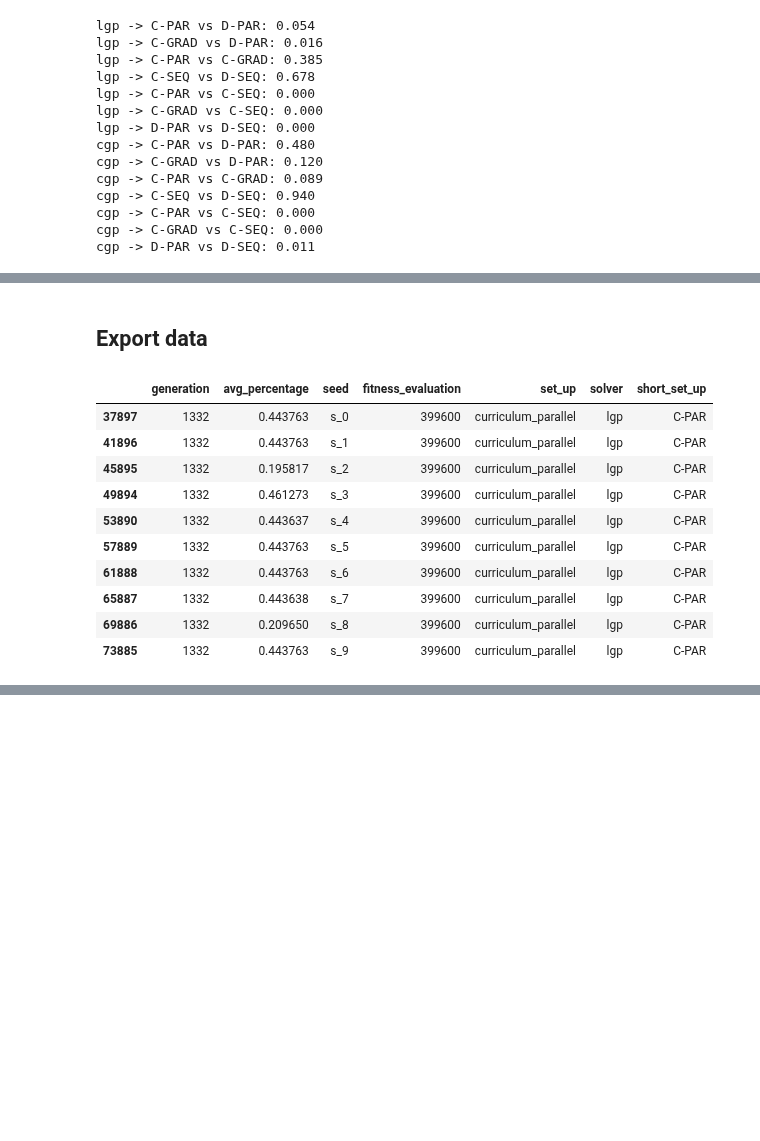
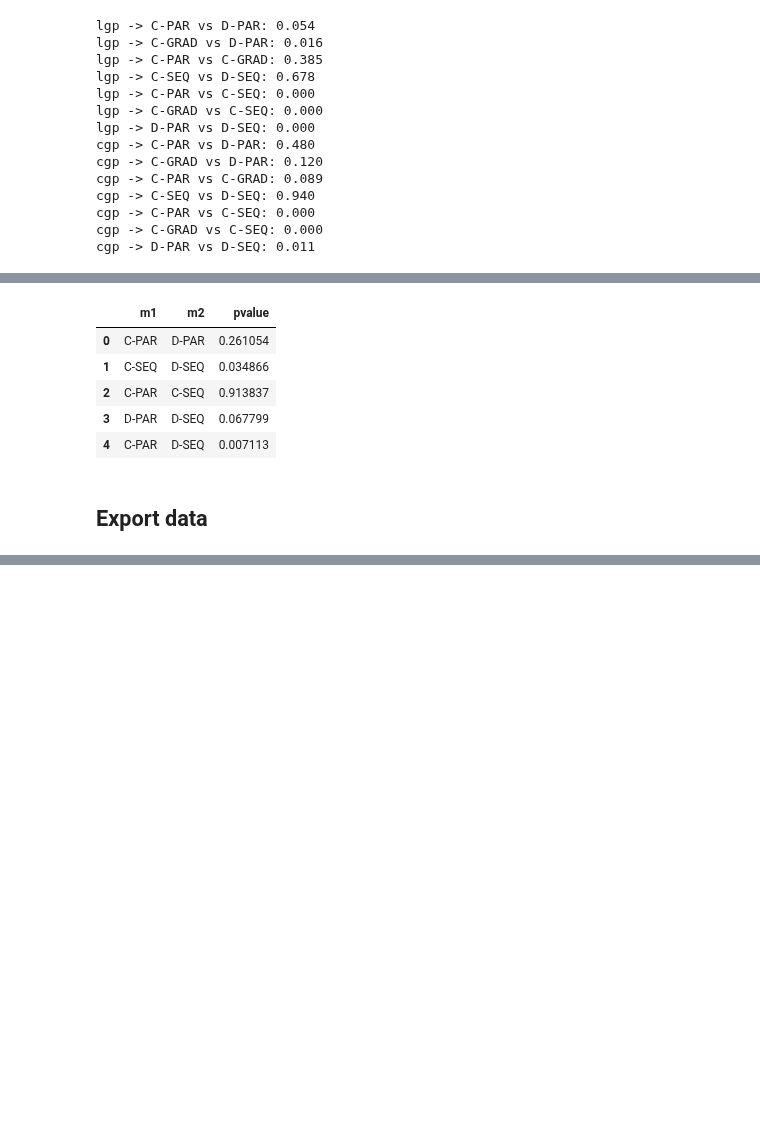
Before and after one commit to giorgia-nadizar/MarioGP-T, a Jupyter notebook: results/analysis.ipynb, the cells around one changed output, grey strips where cells are left out. Saved outputs shown, nothing was run; the diff lists cells and outputs as text; code cells hidden in the pictures; blank space fills up the shorter version.

```diff
--- a/results/analysis.ipynb
+++ b/results/analysis.ipynb
@@ -197,25 +204,32 @@ test_validation = validation_df[validation_df["scenario"] == "test"]
 # %%
-# full_comparisons = [("C-PAR", "D-PAR"), ("C-SEQ", "D-SEQ"), ("C-PAR", "C-SEQ"), ("D-PAR", "D-SEQ"), ("C-PAR", "D-SEQ"),
-#                     ("D-PAR", "C-SEQ")]
+full_comparisons = [("C-PAR", "D-PAR"), ("C-SEQ", "D-SEQ"), ("C-PAR", "C-SEQ"), ("D-PAR", "D-SEQ"), ("C-PAR", "D-SEQ"),
+                    ("D-PAR", "C-SEQ")]
 # %%
-# original_pvalues = []
-# original_validation = validation_df[validation_df["scenario"] == "original"]
-# for difficulty in original_validation["difficulty"].unique():
-#     for m1, m2 in full_comparisons:
-#         m1_data = original_validation[
-#             (original_validation["difficulty"] == difficulty) & (original_validation["short_set_up"] == m1)][
-#             "final_percentage"].to_list()
-#         m2_data = original_validation[
-#             (original_validation["difficulty"] == difficulty) & (original_validation["short_set_up"] == m2)][
-#             "final_percentage"].to_list()
-#         _, pvalue = ranksums(m1_data, m2_data)
-#         original_pvalues.append({
-#             "m1": m1,
-#             "m2": m2,
-#             "pvalue": pvalue
-#         })
-# original_pvalues_df = pd.DataFrame(original_pvalues)
-# original_pvalues_df.head()
+original_pvalues = []
+original_validation = validation_df[validation_df["scenario"] == "original"]
+for difficulty in original_validation["difficulty"].unique():
+    for m1, m2 in full_comparisons:
+        m1_data = original_validation[
+            (original_validation["difficulty"] == difficulty) & (original_validation["short_set_up"] == m1)][
+            "final_percentage"].to_list()
+        m2_data = original_validation[
+            (original_validation["difficulty"] == difficulty) & (original_validation["short_set_up"] == m2)][
+            "final_percentage"].to_list()
+        _, pvalue = ranksums(m1_data, m2_data)
+        original_pvalues.append({
+            "m1": m1,
+            "m2": m2,
+            "pvalue": pvalue
+        })
+original_pvalues_df = pd.DataFrame(original_pvalues)
+original_pvalues_df.head()
+# %% [output]
+|  | m1 | m2 | pvalue |
+| 0 | C-PAR | D-PAR | 0.261054 |
+| 1 | C-SEQ | D-SEQ | 0.034866 |
+| 2 | C-PAR | C-SEQ | 0.913837 |
+| 3 | D-PAR | D-SEQ | 0.067799 |
+| 4 | C-PAR | D-SEQ | 0.007113 |
 # %% [markdown]
 ## Export data
 # %%
@@ -348,17 +362,3 @@ line_plot(progression_df, x="fitness_evaluation", y="avg_percentage", groups=["s
 # %%
 box_plot(end_of_evo, file_prefix="../pgfplots/mario_end_of_evo", y="avg_percentage", x="short_set_up",
          groups="solver")
-# %%
-end_of_evo[(end_of_evo["solver"] == "lgp") & (end_of_evo["short_set_up"] == "C-PAR")]
-# %% [output]
-|  | generation | avg_percentage | seed | fitness_evaluation | set_up | solver | short_set_up |
-| 37897 | 1332 | 0.443763 | s_0 | 399600 | curriculum_parallel | lgp | C-PAR |
-| 41896 | 1332 | 0.443763 | s_1 | 399600 | curriculum_parallel | lgp | C-PAR |
-| 45895 | 1332 | 0.195817 | s_2 | 399600 | curriculum_parallel | lgp | C-PAR |
-| 49894 | 1332 | 0.461273 | s_3 | 399600 | curriculum_parallel | lgp | C-PAR |
-| 53890 | 1332 | 0.443637 | s_4 | 399600 | curriculum_parallel | lgp | C-PAR |
-| 57889 | 1332 | 0.443763 | s_5 | 399600 | curriculum_parallel | lgp | C-PAR |
-| 61888 | 1332 | 0.443763 | s_6 | 399600 | curriculum_parallel | lgp | C-PAR |
-| 65887 | 1332 | 0.443638 | s_7 | 399600 | curriculum_parallel | lgp | C-PAR |
-| 69886 | 1332 | 0.209650 | s_8 | 399600 | curriculum_parallel | lgp | C-PAR |
-| 73885 | 1332 | 0.443763 | s_9 | 399600 | curriculum_parallel | lgp | C-PAR |
```
Also changed, not shown: parts of 5 cells of this notebook.
